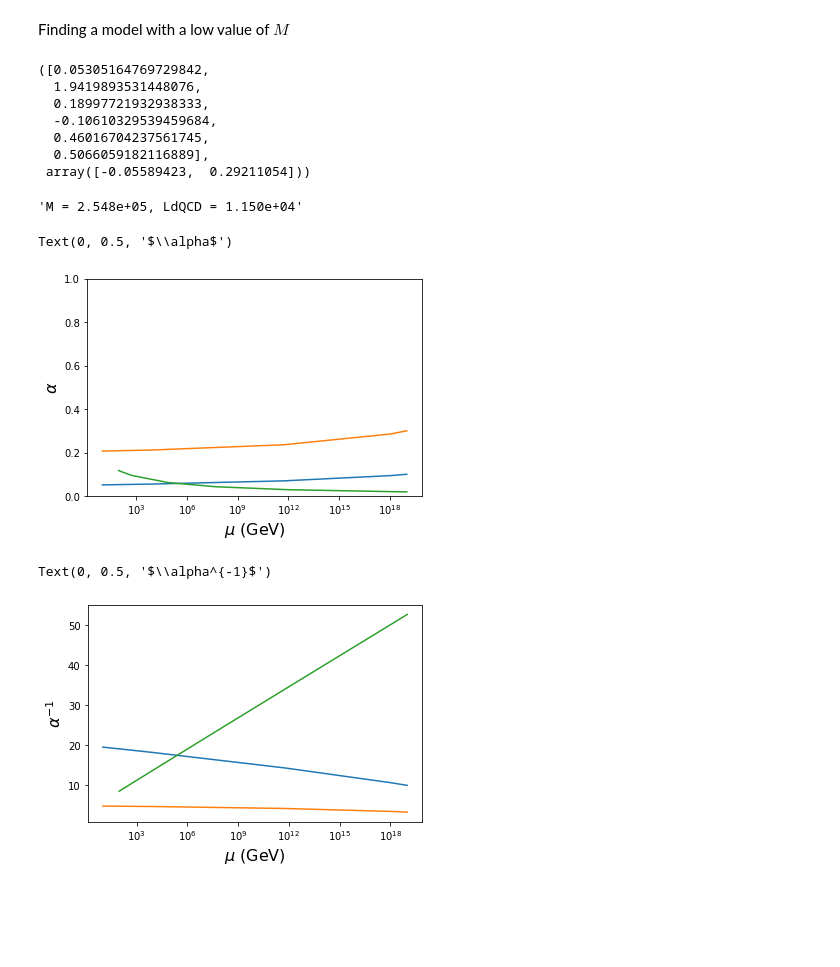
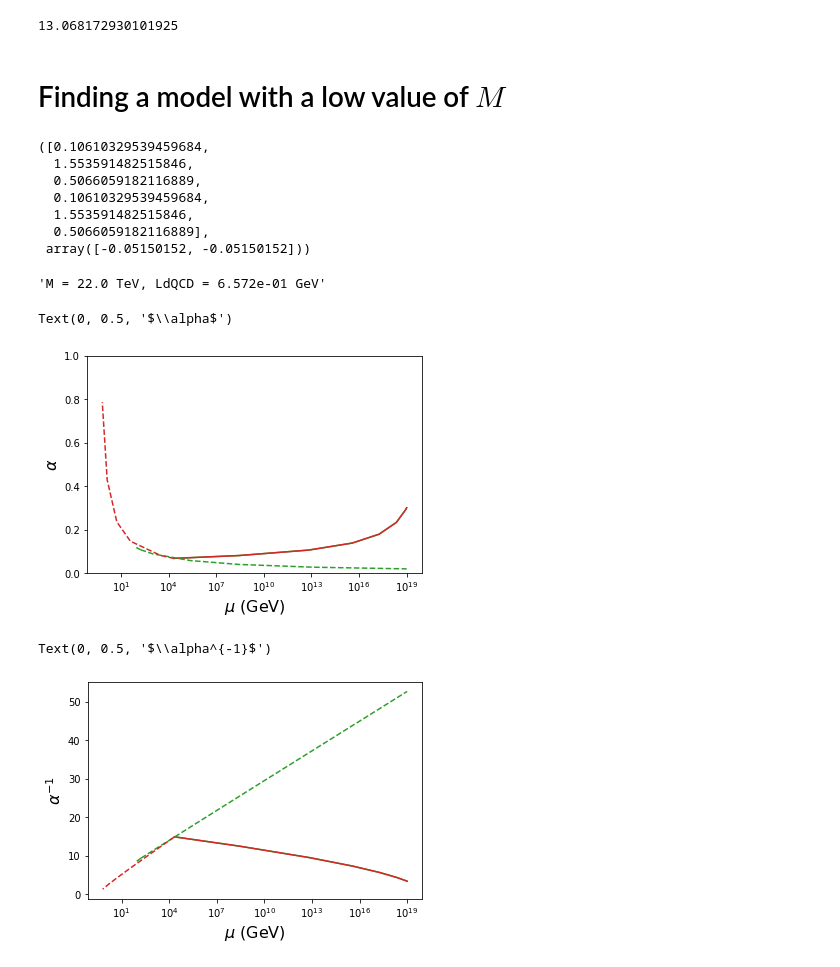
Before and after one commit to RitterCat/irfp-dark-qcd, a Jupyter notebook: finding-models.ipynb, the cells around one changed output. Drawn from its saved outputs; the diff is of its cells as text; code cells hidden in the pictures; blank space fills up the shorter version.

```diff
--- a/finding-models.ipynb
+++ b/finding-models.ipynb
@@ -4,21 +182,26 @@ from modelclass import *
+# %%
+b = 3
+np.log10(1e19*np.exp(-56/(b+1.1)))
+# %% [output]
+13.068172930101925
 # %% [markdown]
-Finding a model with a low value of $M$
+# Finding a model with a low value of $M$
 # %%
-Nd = 2
+Nd = 3
 
-n_dq = 1
+n_dq = 5
 
-n_fermion = np.array(
-    [[0,4,0,0,0],
-    [7,0,0,0,0],
-    [0,1,0,0,0],
+n_fermion = np.array([
+    [0,7,0,0,0],
+    [7,3,0,0,0],
+    [0,0,0,0,0],
     [0,0,0,0,0],
     [0,0,0,0,0]
 ])
 
-n_scalar = np.array(
-    [[0,0,0,0,0],
+n_scalar = np.array([
     [0,0,0,0,0],
+    [0,2,0,0,0],
     [0,0,0,0,0],
     [0,0,0,0,0],
     [0,0,0,0,0]
@@ -28,46 +211,51 @@ MC = ModelClass(n_fermion, n_scalar, n_dq, Nd)
 # %%
 MC.UV.coeffs, MC.UV.fixed_point
 # %% [output]
-([0.05305164769729842,
-  1.9419893531448076,
-  0.18997721932938333,
-  -0.10610329539459684,
-  0.46016704237561745,
+([0.10610329539459684,
+  1.553591482515846,
+  0.5066059182116889,
+  0.10610329539459684,
+  1.553591482515846,
   0.5066059182116889],
- array([-0.05589423,  0.29211054]))
+ array([-0.05150152, -0.05150152]))
 # %%
-alphas_UV = [0.1, 0.3]
+alphas_UV = [0.3, 0.3]
 L, M = MC.Lambda_dQCD_M(alphas_UV)
-f'M = {M:.3e}, LdQCD = {L:.3e}'
+f'M = {M/1e3:.1f} TeV, LdQCD = {L:.3e} GeV'
 # %% [output]
-'M = 2.548e+05, LdQCD = 1.150e+04'
+'M = 22.0 TeV, LdQCD = 6.572e-01 GeV'
 # %%
 fig, ax = plt.subplots()
 
-IR_evol_s = MC.EFT.coupling_evolution([cn.alpha_s_MZ, 0], cn.MZ, cn.mu_UV)
-UV_evol = MC.UV.coupling_evolution(alphas_UV, cn.mu_UV, 1e1)
+EFT5_evol_s = MC.EFT5.coupling_evolution([cn.alpha_s_MZ, 0], cn.MZ, cn.mt)
+alpha_s_mt = EFT5_evol_s.y[0][-1]
+EFT6_evol_s = MC.EFT6.coupling_evolution([alpha_s_mt, 0], cn.mt, cn.mu_UV)
+UV_evol = MC.UV.coupling_evolution(alphas_UV, cn.mu_UV, M)
+alpha_d_M = UV_evol.y[1][-1]
+EFT_evol_d = MC.EFT6.coupling_evolution([0, alpha_d_M], M, L)
 
-ax.plot(np.exp(UV_evol.t), UV_evol.y[0])
-ax.plot(np.exp(UV_evol.t), UV_evol.y[1])
-ax.plot(np.exp(IR_evol_s.t), IR_evol_s.y[0])
+ax.plot(np.exp(UV_evol.t), UV_evol.y[0], 'C2')
+ax.plot(np.exp(UV_evol.t), UV_evol.y[1], 'C3')
+ax.plot(np.exp(EFT5_evol_s.t), EFT5_evol_s.y[0], 'C2--')
+ax.plot(np.exp(EFT6_evol_s.t), EFT6_evol_s.y[0], 'C2--')
+ax.plot(np.exp(EFT_evol_d.t), EFT_evol_d.y[1], 'C3--')
 
 ax.set_ylim(0,1)
 ax.set_xscale('log')
 
 ax.set_xlabel(r'$\mu$ (GeV)', fontsize=16)
 ax.set_ylabel(r'$\alpha$', fontsize=16)
 # %% [output]
 Text(0, 0.5, '$\\alpha$')
-[figure, old version]
+[figure, new version]
 # %%
 fig, ax = plt.subplots()
 
-IR_evol_s = MC.EFT.coupling_evolution([cn.alpha_s_MZ, 0], cn.MZ, cn.mu_UV)
-UV_evol = MC.UV.coupling_evolution(alphas_UV, cn.mu_UV, 1e1)
-
-ax.plot(np.exp(UV_evol.t), 1/UV_evol.y[0])
-ax.plot(np.exp(UV_evol.t), 1/UV_evol.y[1])
-ax.plot(np.exp(IR_evol_s.t), 1/IR_evol_s.y[0])
+ax.plot(np.exp(UV_evol.t), 1/UV_evol.y[0], 'C2')
+ax.plot(np.exp(UV_evol.t), 1/UV_evol.y[1], 'C3')
+ax.plot(np.exp(EFT5_evol_s.t), 1/EFT5_evol_s.y[0], 'C2--')
+ax.plot(np.exp(EFT6_evol_s.t), 1/EFT6_evol_s.y[0], 'C2--')
+ax.plot(np.exp(EFT_evol_d.t), 1/EFT_evol_d.y[1], 'C3--')
 
 # ax.set_ylim(0,1)
 ax.set_xscale('log')
@@ -76,4 +264,4 @@ ax.set_xlabel(r'$\mu$ (GeV)', fontsize=16)
 ax.set_ylabel(r'$\alpha^{-1}$', fontsize=16)
 # %% [output]
 Text(0, 0.5, '$\\alpha^{-1}$')
-[figure, old version]
+[figure, new version]
```
Also changed, not shown: parts of 60 cells of this notebook, 8 other files.
